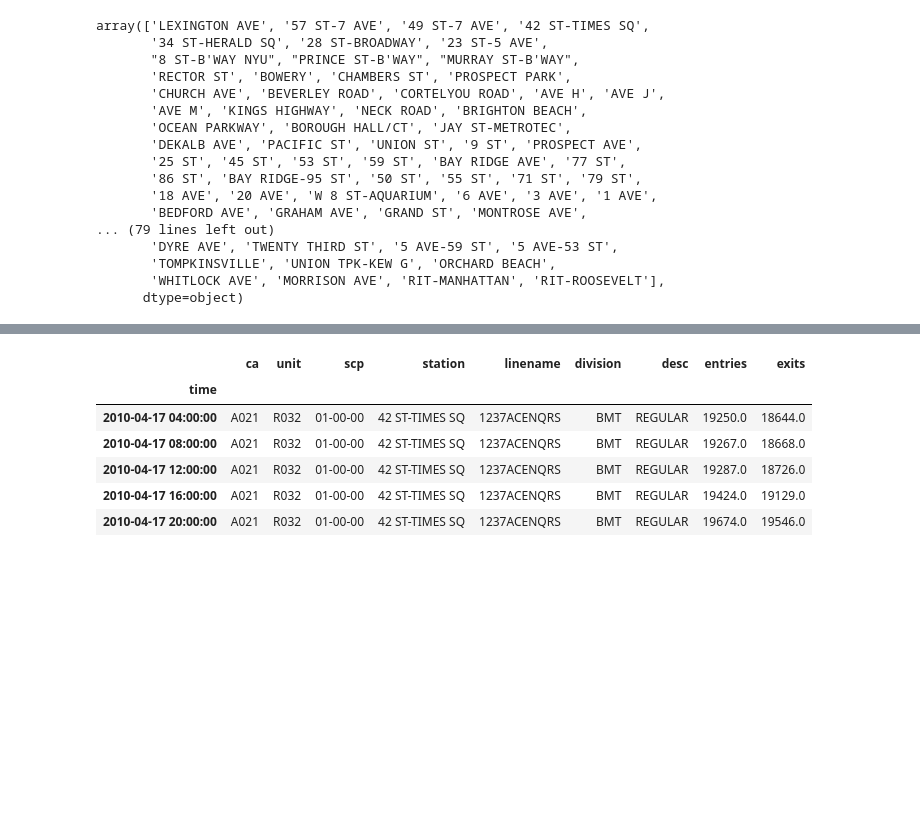
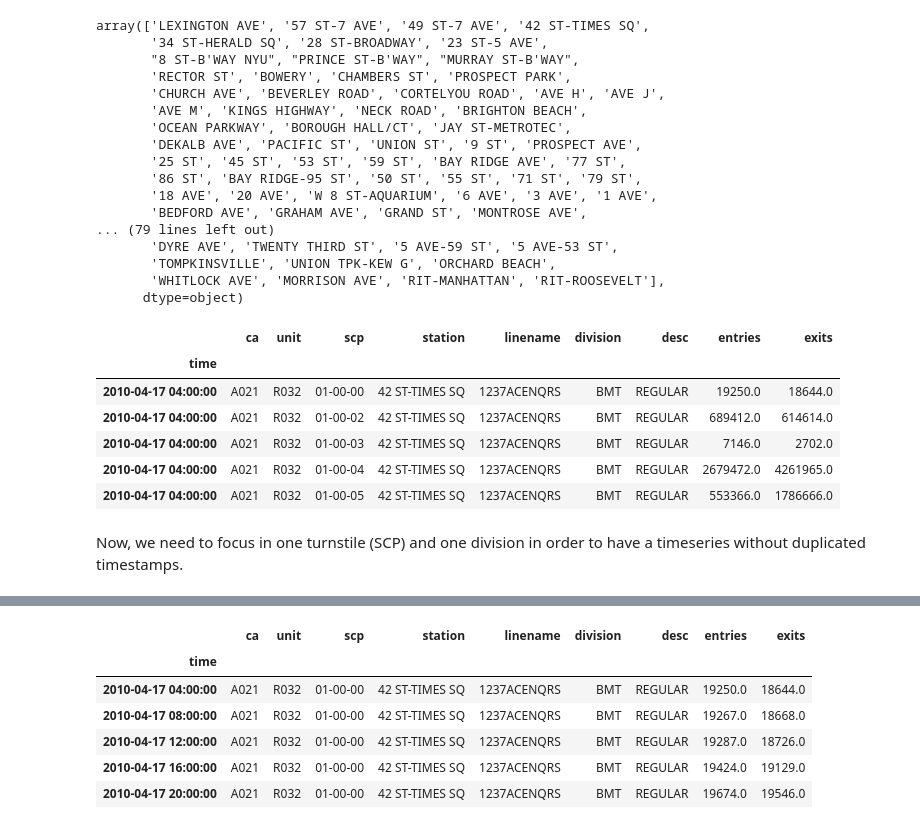
Before and after one commit to ggapp1/nyc-subway, a Jupyter notebook: forecast.ipynb, the cells around one changed output, grey strips where cells are left out. Drawn from its saved outputs; the diff is of its cells as text; code cells hidden in the pictures; blank space fills up the shorter version.

```diff
--- a/forecast.ipynb
+++ b/forecast.ipynb
@@ -43,4 +49,17 @@ array(['LEXINGTON AVE', '57 ST-7 AVE', '49 ST-7 AVE', '42 ST-TIMES SQ',
        'TOMPKINSVILLE', 'UNION TPK-KEW G', 'ORCHARD BEACH',
        'WHITLOCK AVE', 'MORRISON AVE', 'RIT-MANHATTAN', 'RIT-ROOSEVELT'],
       dtype=object)
+# %%
+df_2010.query('station == "42 ST-TIMES SQ"', inplace=True)
+df_2010.head()
+# %% [output]
+|  | ca | unit | scp | station | linename | division | desc | entries | exits |
+| time |  |  |  |  |  |  |  |  |  |
+| 2010-04-17 04:00:00 | A021 | R032 | 01-00-00 | 42 ST-TIMES SQ | 1237ACENQRS | BMT | REGULAR | 19250.0 | 18644.0 |
+| 2010-04-17 04:00:00 | A021 | R032 | 01-00-02 | 42 ST-TIMES SQ | 1237ACENQRS | BMT | REGULAR | 689412.0 | 614614.0 |
+| 2010-04-17 04:00:00 | A021 | R032 | 01-00-03 | 42 ST-TIMES SQ | 1237ACENQRS | BMT | REGULAR | 7146.0 | 2702.0 |
+| 2010-04-17 04:00:00 | A021 | R032 | 01-00-04 | 42 ST-TIMES SQ | 1237ACENQRS | BMT | REGULAR | 2679472.0 | 4261965.0 |
+| 2010-04-17 04:00:00 | A021 | R032 | 01-00-05 | 42 ST-TIMES SQ | 1237ACENQRS | BMT | REGULAR | 553366.0 | 1786666.0 |
+# %% [markdown]
+Now, we need to focus in one turnstile (SCP) and one division in order to have a timeseries without duplicated timestamps.
 # %%
```
Also changed, not shown: parts of 20 cells of this notebook, 1 other file.
